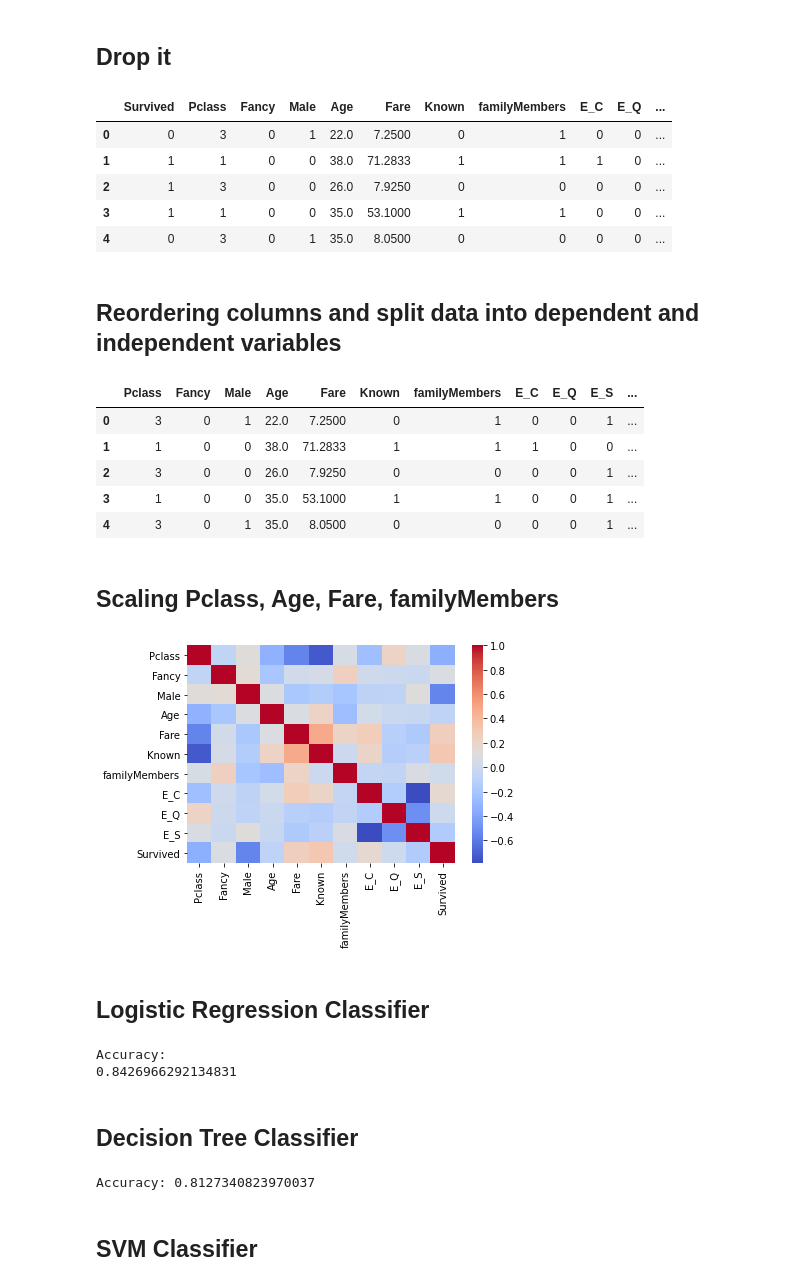
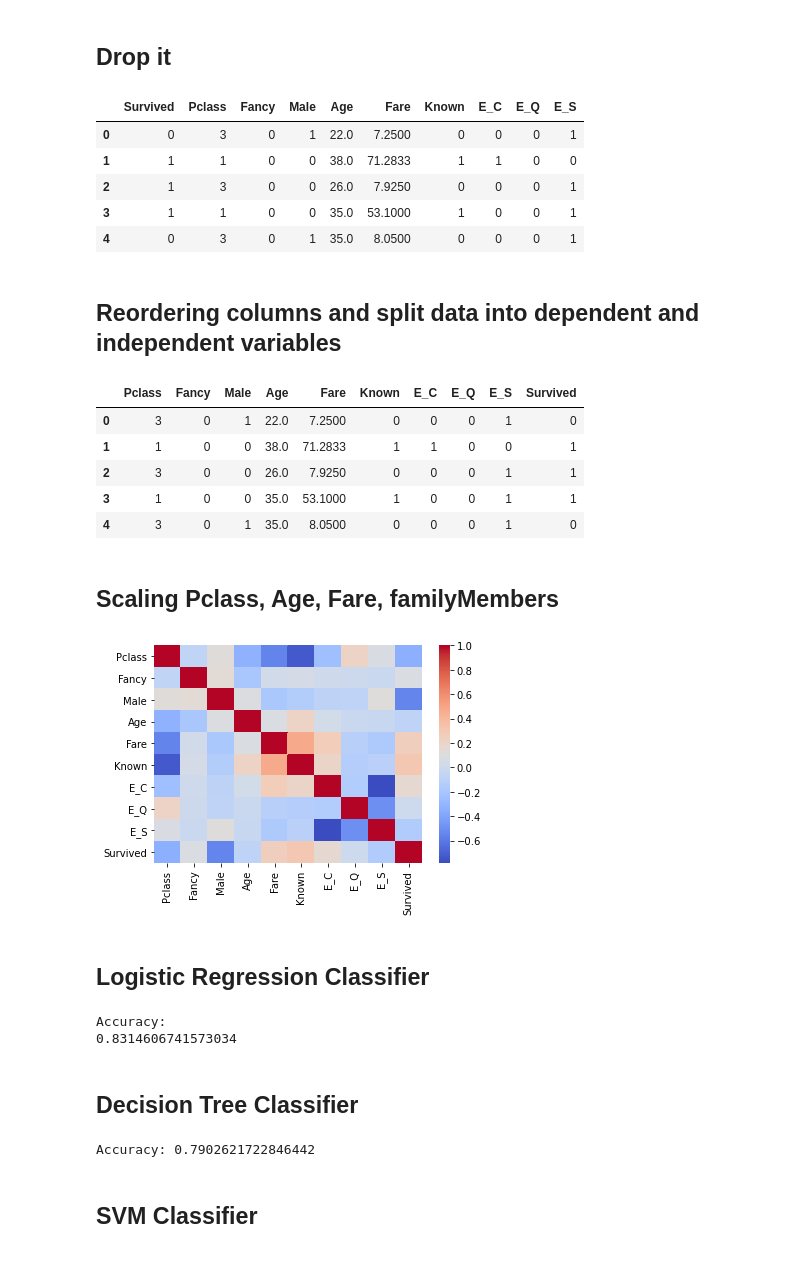
Before and after one commit to Ralo93/classifiersDS, a Jupyter notebook: notebooks/2.0-rvl-data_preprocesing&classifiers.ipynb, the cells around one changed output. Drawn from its saved outputs; the diff is of its cells as text; code cells hidden in the pictures.

```diff
--- a/notebooks/data_preprocesing and classifiers.ipynb
+++ b/notebooks/2.0-rvl-data_preprocesing&classifiers.ipynb
@@ -43,7 +43,7 @@ AxesSubplot(0.125,0.125;0.775x0.755)
 # %% [markdown]
 ## Drop it
 # %%
-to_drop = ['Unnamed: 0.1', 'Unnamed: 0']
+to_drop = ['Unnamed: 0.1', 'Unnamed: 0', 'familyMembers']
 
 df.drop(to_drop, inplace = True, axis = 1) #or: df.drop(columns = to_drop, inplace = True)
 
@@ -55,53 +55,53 @@ df.drop(to_drop, inplace = True, axis = 1) #or: df.drop(columns = to_drop, inpla
 
 df.head()
 # %% [output]
-|  | Survived | Pclass | Fancy | Male | Age | Fare | Known | familyMembers | E_C | E_Q | ... |
-| 0 | 0 | 3 | 0 | 1 | 22.0 | 7.2500 | 0 | 1 | 0 | 0 | ... |
-| 1 | 1 | 1 | 0 | 0 | 38.0 | 71.2833 | 1 | 1 | 1 | 0 | ... |
-| 2 | 1 | 3 | 0 | 0 | 26.0 | 7.9250 | 0 | 0 | 0 | 0 | ... |
-| 3 | 1 | 1 | 0 | 0 | 35.0 | 53.1000 | 1 | 1 | 0 | 0 | ... |
-| 4 | 0 | 3 | 0 | 1 | 35.0 | 8.0500 | 0 | 0 | 0 | 0 | ... |
+|  | Survived | Pclass | Fancy | Male | Age | Fare | Known | E_C | E_Q | E_S |
+| 0 | 0 | 3 | 0 | 1 | 22.0 | 7.2500 | 0 | 0 | 0 | 1 |
+| 1 | 1 | 1 | 0 | 0 | 38.0 | 71.2833 | 1 | 1 | 0 | 0 |
+| 2 | 1 | 3 | 0 | 0 | 26.0 | 7.9250 | 0 | 0 | 0 | 1 |
+| 3 | 1 | 1 | 0 | 0 | 35.0 | 53.1000 | 1 | 0 | 0 | 1 |
+| 4 | 0 | 3 | 0 | 1 | 35.0 | 8.0500 | 0 | 0 | 0 | 1 |
 # %% [markdown]
 ## Reordering columns and split data into dependent and independent variables
 # %%
-df = df[['Pclass', 'Fancy', 'Male', 'Age', 'Fare', 'Known', 'familyMembers', 'E_C', 'E_Q', 'E_S', 'Survived']]
+df = df[['Pclass', 'Fancy', 'Male', 'Age', 'Fare', 'Known', 'E_C', 'E_Q', 'E_S', 'Survived']]
 
 X = df.iloc[:, :-1].values
 y = df.iloc[:, -1].values
 
 df.head()
 # %% [output]
-|  | Pclass | Fancy | Male | Age | Fare | Known | familyMembers | E_C | E_Q | E_S | ... |
-| 0 | 3 | 0 | 1 | 22.0 | 7.2500 | 0 | 1 | 0 | 0 | 1 | ... |
-| 1 | 1 | 0 | 0 | 38.0 | 71.2833 | 1 | 1 | 1 | 0 | 0 | ... |
-| 2 | 3 | 0 | 0 | 26.0 | 7.9250 | 0 | 0 | 0 | 0 | 1 | ... |
-| 3 | 1 | 0 | 0 | 35.0 | 53.1000 | 1 | 1 | 0 | 0 | 1 | ... |
-| 4 | 3 | 0 | 1 | 35.0 | 8.0500 | 0 | 0 | 0 | 0 | 1 | ... |
+|  | Pclass | Fancy | Male | Age | Fare | Known | E_C | E_Q | E_S | Survived |
+| 0 | 3 | 0 | 1 | 22.0 | 7.2500 | 0 | 0 | 0 | 1 | 0 |
+| 1 | 1 | 0 | 0 | 38.0 | 71.2833 | 1 | 1 | 0 | 0 | 1 |
+| 2 | 3 | 0 | 0 | 26.0 | 7.9250 | 0 | 0 | 0 | 1 | 1 |
+| 3 | 1 | 0 | 0 | 35.0 | 53.1000 | 1 | 0 | 0 | 1 | 1 |
+| 4 | 3 | 0 | 1 | 35.0 | 8.0500 | 0 | 0 | 0 | 1 | 0 |
 # %% [markdown]
 ## Scaling Pclass, Age, Fare, familyMembers
 # %%
 from sklearn.preprocessing import StandardScaler
 sc = StandardScaler()
 
 from sklearn.model_selection import train_test_split
 from sklearn import metrics
 
 X_train, X_test, y_train, y_test = train_test_split(X, y, test_size=0.3, random_state=1)
 
-X_train[:, 0:6] = sc.fit_transform(X_train[:, 0:6]) #sclale the features in train-set e.g with normalization
-X_test[:, 0:6] = sc.transform(X_test[:, 0:6]) # apply this exact scaling of the train set to the test set
+X_train[:, 0:5] = sc.fit_transform(X_train[:, 0:5]) #sclale the features in train-set e.g with normalization
+X_test[:, 0:5] = sc.transform(X_test[:, 0:5]) # apply this exact scaling of the train set to the test set
 
 import seaborn as sns
 import matplotlib.pyplot as plt
 
 #corr2 = df2.corr()
 correlations = df.corr()
 #correlations
 #sns.heatmap(corr2)
 sns.heatmap(correlations,annot=False, cmap='coolwarm')
 plt.show()
 # %% [output]
-[figure, old version]
+[figure, new version]
 # %% [markdown]
 ## Logistic Regression Classifier
 # %%
@@ -126,7 +126,7 @@ score = lR.score(X_test, y_test)
 print(score)
 # %% [output]
 Accuracy:
-0.8426966292134831
+0.8314606741573034
 # %% [markdown]
 ## Decision Tree Classifier
 # %%
@@ -147,7 +147,7 @@ print("Accuracy:",metrics.accuracy_score(y_test, y_pred))
 
 #plot_tree(dtc)
 # %% [output]
-Accuracy: 0.8127340823970037
+Accuracy: 0.7902621722846442
 # %% [markdown]
 ## SVM Classifier
 # %%
```
Also changed, not shown: parts of 1 cell of this notebook.
